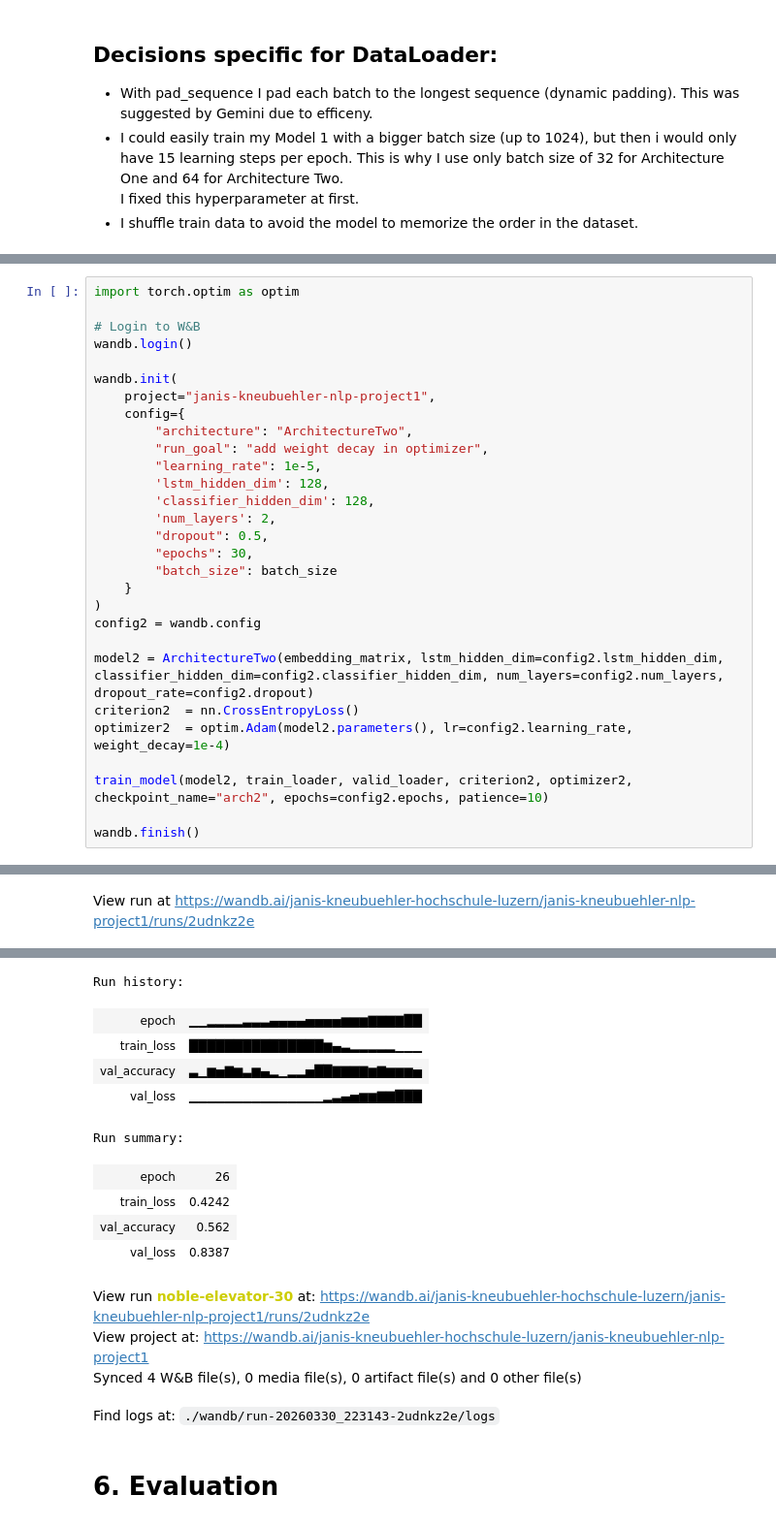
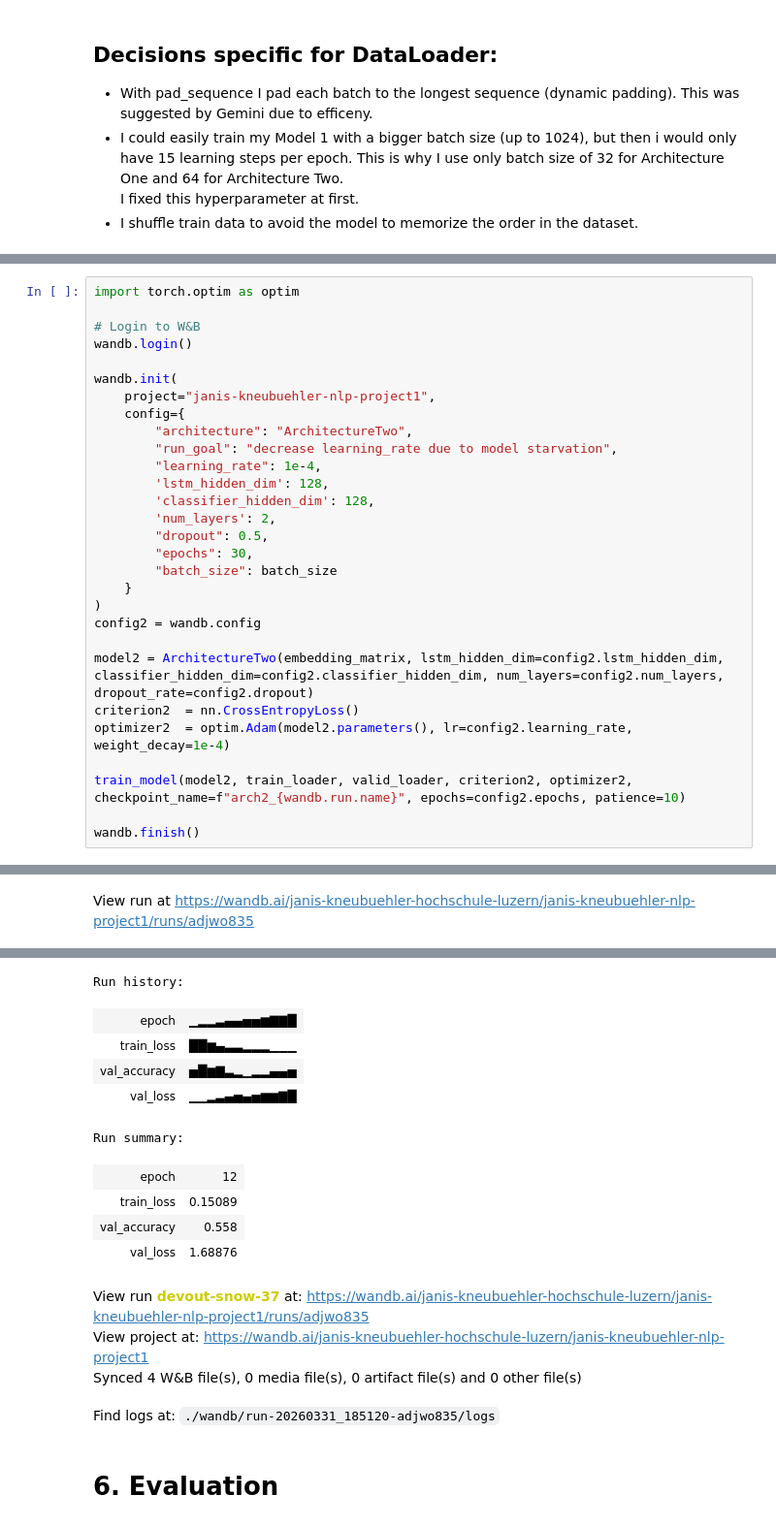
Before and after one commit to Kneubii/NLP_Exercises, a Jupyter notebook: Project_1/NLP_Project01_Janis_Kneubuehler.ipynb, the cells around one changed output, grey strips where cells are left out. Shown at 97% size. Cells and saved outputs as stored; diff of their text form.

```diff
--- a/Project_1/NLP_Project01_Janis_Kneubuehler.ipynb
+++ b/Project_1/NLP_Project01_Janis_Kneubuehler.ipynb
@@ -482,8 +522,8 @@ wandb.init(
     project="janis-kneubuehler-nlp-project1",
     config={
         "architecture": "ArchitectureTwo",
-        "run_goal": "add weight decay in optimizer",
-        "learning_rate": 1e-5,
+        "run_goal": "decrease learning_rate due to model starvation",
+        "learning_rate": 1e-4,
         'lstm_hidden_dim': 128,
         'classifier_hidden_dim': 128,
         'num_layers': 2,
@@ -498,7 +538,7 @@ model2 = ArchitectureTwo(embedding_matrix, lstm_hidden_dim=config2.lstm_hidden_d
 criterion2  = nn.CrossEntropyLoss()
 optimizer2  = optim.Adam(model2.parameters(), lr=config2.learning_rate, weight_decay=1e-4)
 
-train_model(model2, train_loader, valid_loader, criterion2, optimizer2, checkpoint_name="arch2", epochs=config2.epochs, patience=10)
+train_model(model2, train_loader, valid_loader, criterion2, optimizer2, checkpoint_name=f"arch2_{wandb.run.name}", epochs=config2.epochs, patience=10)
 
 wandb.finish()
 # %% [output]
@@ -509,3 +549,3 @@ Syncing run noble-elevator-30 to Weights & Biases (docs)
 View project at https://wandb.ai/janis-kneubuehler-hochschule-luzern/janis-kneubuehler-nlp-project1
-View run at https://wandb.ai/janis-kneubuehler-hochschule-luzern/janis-kneubuehler-nlp-project1/runs/2udnkz2e
+View run at https://wandb.ai/janis-kneubuehler-hochschule-luzern/janis-kneubuehler-nlp-project1/runs/adjwo835
 Number of batches 237
@@ -527,19 +567,19 @@ Early stopping triggered after 26 epochs!
 Training complete. Saved best and last model.
 [interactive output not drawn]
 Run history:
-| epoch | ▁▁▂▂▂▂▃▃▃▄▄▄▄▅▅▅▅▆▆▆▇▇▇▇██ |
-| train_loss | ███████████████▆▄▃▂▂▂▂▂▁▁▁ |
-| val_accuracy | ▃▁▆▅▇▆▃▆▄▂▁▂▂▅██▇▇▇▇▆▇▆▆▆▅ |
-| val_loss | ▁▁▁▁▁▁▁▁▁▁▁▁▁▁▁▂▃▄▅▆▆▇▇███ |
+| epoch | ▁▂▂▃▄▄▅▅▆▇▇█ |
+| train_loss | ██▆▄▃▃▂▂▂▁▁▁ |
+| val_accuracy | ▅█▆▇▃▂▁▂▂▄▄▅ |
+| val_loss | ▁▁▂▃▄▅▄▅▆▆▇█ |
 Run summary:
-| epoch | 26 |
-| train_loss | 0.4242 |
-| val_accuracy | 0.562 |
-| val_loss | 0.8387 |
+| epoch | 12 |
+| train_loss | 0.15089 |
+| val_accuracy | 0.558 |
+| val_loss | 1.68876 |
-View run noble-elevator-30 at: https://wandb.ai/janis-kneubuehler-hochschule-luzern/janis-kneubuehler-nlp-project1/runs/2udnkz2e
+View run devout-snow-37 at: https://wandb.ai/janis-kneubuehler-hochschule-luzern/janis-kneubuehler-nlp-project1/runs/adjwo835
 View project at: https://wandb.ai/janis-kneubuehler-hochschule-luzern/janis-kneubuehler-nlp-project1
 Synced 4 W&B file(s), 0 media file(s), 0 artifact file(s) and 0 other file(s)
-Find logs at: ./wandb/run-20260330_223143-2udnkz2e/logs
+Find logs at: ./wandb/run-20260331_185120-adjwo835/logs
 # %% [markdown]
 # 6. Evaluation
 # %%
```
Also changed, not shown: parts of 16 cells of this notebook.
